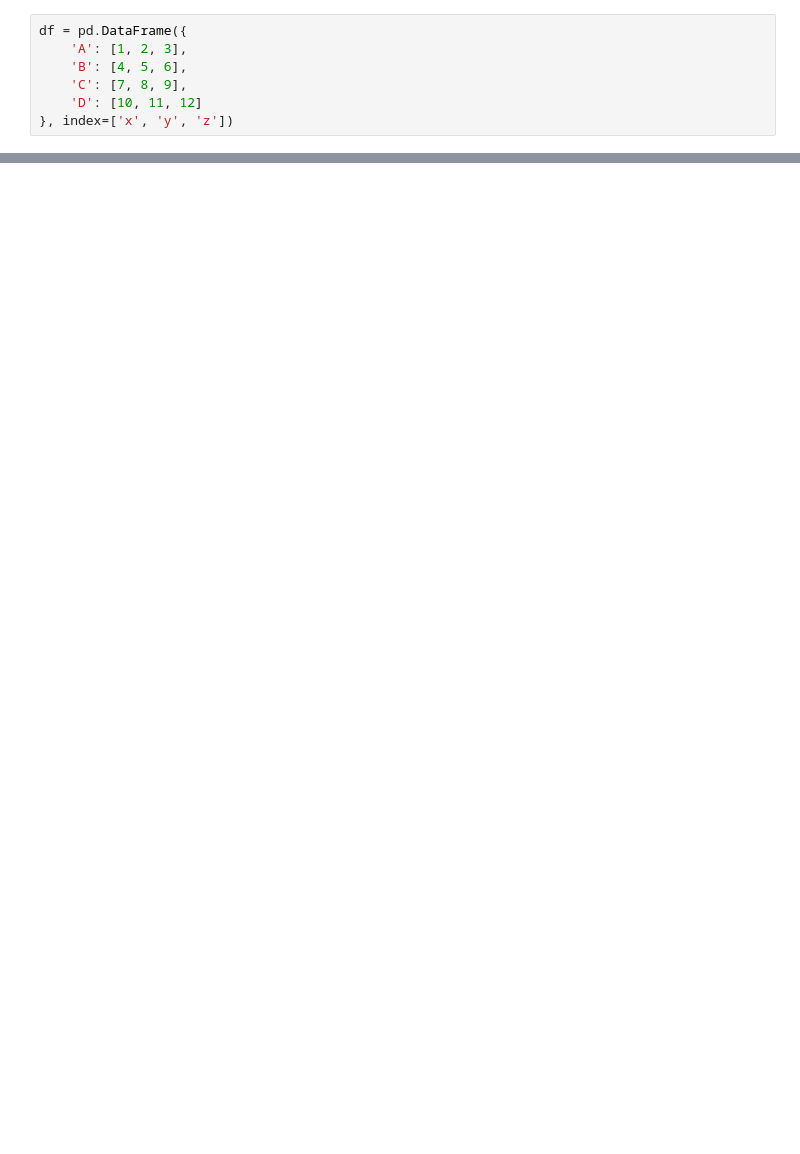
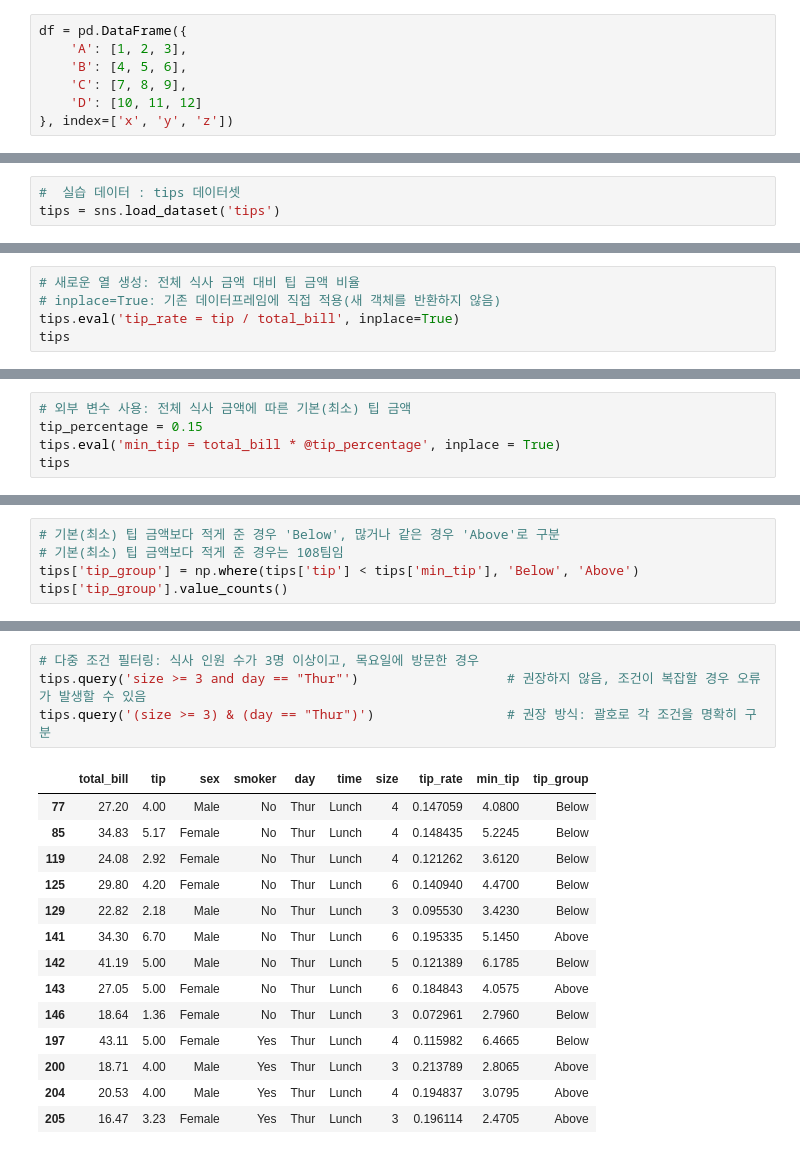
Before and after one commit to stat6503/PP2025, a Jupyter notebook: 4_2_pandas.ipynb, the cells around one changed output, grey strips where cells are left out. Drawn from its saved outputs; the diff is of its cells as text; blank space fills up the shorter version.

```diff
--- a/4_2_pandas.ipynb
+++ b/4_2_pandas.ipynb
@@ -383,0 +857,3 @@ z  3  6  9  12
+# %%
+#  실습 데이터 : tips 데이터셋
+tips = sns.load_dataset('tips')
@@ -383,0 +877,5 @@ z  3  6  9  12
+# %%
+# 새로운 열 생성: 전체 식사 금액 대비 팁 금액 비율
+# inplace=True: 기존 데이터프레임에 직접 적용(새 객체를 반환하지 않음)
+tips.eval('tip_rate = tip / total_bill', inplace=True)
+tips
@@ -383,0 +896,5 @@ z  3  6  9  12
+# %%
+# 외부 변수 사용: 전체 식사 금액에 따른 기본(최소) 팁 금액
+tip_percentage = 0.15
+tips.eval('min_tip = total_bill * @tip_percentage', inplace = True)
+tips
@@ -383,0 +915,5 @@ z  3  6  9  12
+# %%
+# 기본(최소) 팁 금액보다 적게 준 경우 'Below', 많거나 같은 경우 'Above'로 구분
+# 기본(최소) 팁 금액보다 적게 준 경우는 108팀임
+tips['tip_group'] = np.where(tips['tip'] < tips['min_tip'], 'Below', 'Above')
+tips['tip_group'].value_counts()
@@ -383,0 +942,19 @@ z  3  6  9  12
+# %%
+# 다중 조건 필터링: 식사 인원 수가 3명 이상이고, 목요일에 방문한 경우
+tips.query('size >= 3 and day == "Thur"')                   # 권장하지 않음, 조건이 복잡할 경우 오류가 발생할 수 있음
+tips.query('(size >= 3) & (day == "Thur")')                 # 권장 방식: 괄호로 각 조건을 명확히 구분
+# %% [output]
+|  | total_bill | tip | sex | smoker | day | time | size | tip_rate | min_tip | tip_group |
+| 77 | 27.20 | 4.00 | Male | No | Thur | Lunch | 4 | 0.147059 | 4.0800 | Below |
+| 85 | 34.83 | 5.17 | Female | No | Thur | Lunch | 4 | 0.148435 | 5.2245 | Below |
+| 119 | 24.08 | 2.92 | Female | No | Thur | Lunch | 4 | 0.121262 | 3.6120 | Below |
+| 125 | 29.80 | 4.20 | Female | No | Thur | Lunch | 6 | 0.140940 | 4.4700 | Below |
+| 129 | 22.82 | 2.18 | Male | No | Thur | Lunch | 3 | 0.095530 | 3.4230 | Below |
+| 141 | 34.30 | 6.70 | Male | No | Thur | Lunch | 6 | 0.195335 | 5.1450 | Above |
+| 142 | 41.19 | 5.00 | Male | No | Thur | Lunch | 5 | 0.121389 | 6.1785 | Below |
+| 143 | 27.05 | 5.00 | Female | No | Thur | Lunch | 6 | 0.184843 | 4.0575 | Above |
+| 146 | 18.64 | 1.36 | Female | No | Thur | Lunch | 3 | 0.072961 | 2.7960 | Below |
+| 197 | 43.11 | 5.00 | Female | Yes | Thur | Lunch | 4 | 0.115982 | 6.4665 | Below |
+| 200 | 18.71 | 4.00 | Male | Yes | Thur | Lunch | 3 | 0.213789 | 2.8065 | Above |
+| 204 | 20.53 | 4.00 | Male | Yes | Thur | Lunch | 4 | 0.194837 | 3.0795 | Above |
+| 205 | 16.47 | 3.23 | Female | Yes | Thur | Lunch | 3 | 0.196114 | 2.4705 | Above |
```
Also changed, not shown: parts of 84 cells of this notebook, 20 other files.
